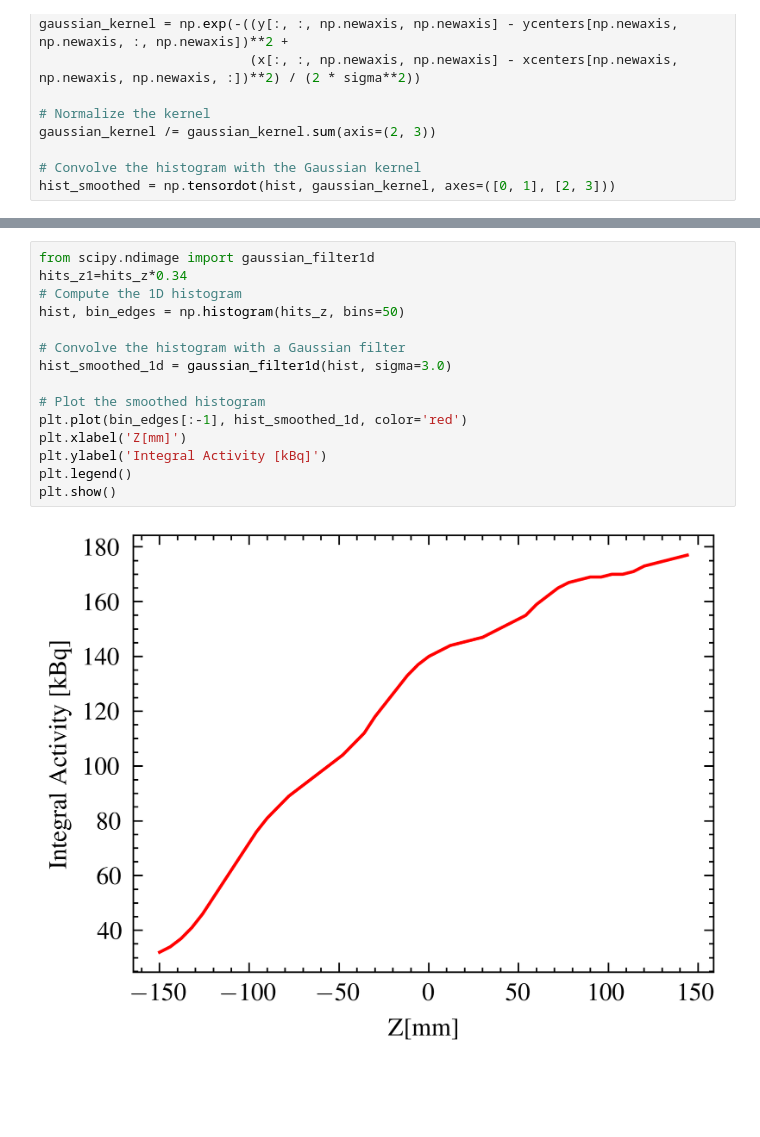
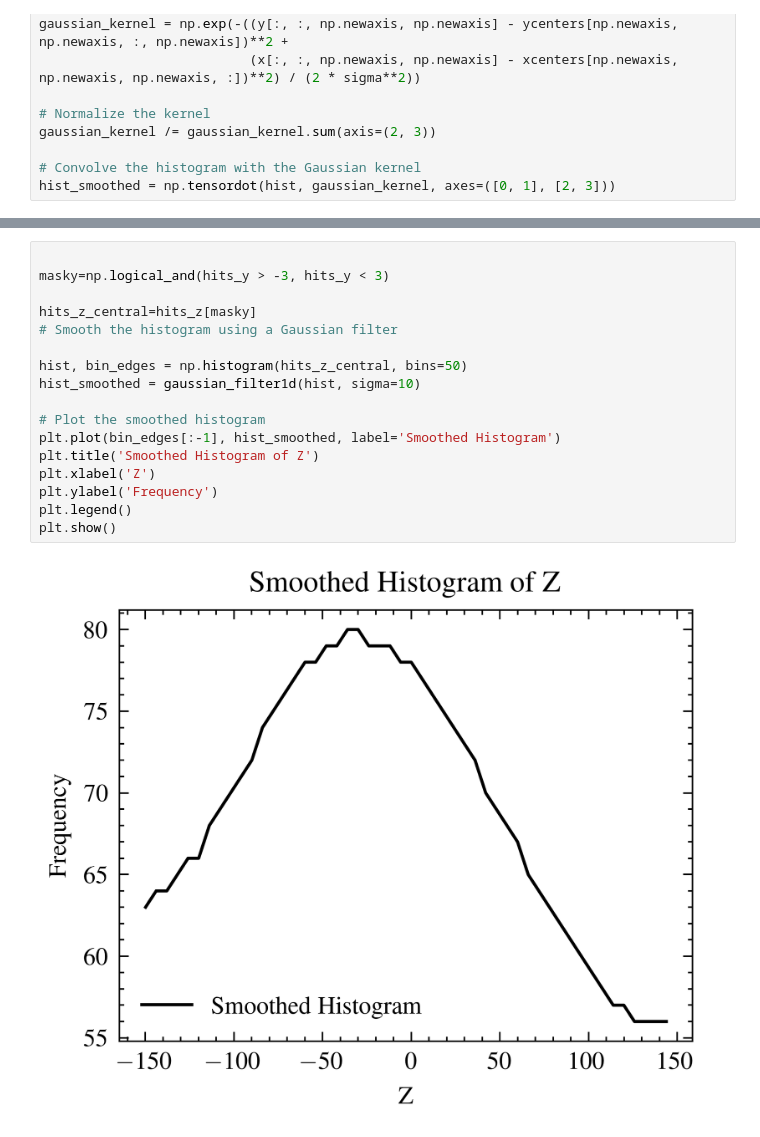
Before and after one commit to francescouni0/VHEE_monitor, a Jupyter notebook: Radionucl.ipynb, the cells around one changed output, grey strips where cells are left out. Drawn from its saved outputs; the diff is of its cells as text; blank space fills up the shorter version.

```diff
--- a/Radionucl.ipynb
+++ b/Radionucl.ipynb
@@ -149,17 +141,19 @@ plt.show()
 # %%
-from scipy.ndimage import gaussian_filter1d
-hits_z1=hits_z*0.34
-# Compute the 1D histogram
-hist, bin_edges = np.histogram(hits_z, bins=50)
 
-# Convolve the histogram with a Gaussian filter
-hist_smoothed_1d = gaussian_filter1d(hist, sigma=3.0)
+masky=np.logical_and(hits_y > -3, hits_y < 3)
+
+hits_z_central=hits_z[masky]
+# Smooth the histogram using a Gaussian filter
+
+hist, bin_edges = np.histogram(hits_z_central, bins=50)
+hist_smoothed = gaussian_filter1d(hist, sigma=10)
 
 # Plot the smoothed histogram
-plt.plot(bin_edges[:-1], hist_smoothed_1d, color='red')
-plt.xlabel('Z[mm]')
-plt.ylabel('Integral Activity [kBq]')
+plt.plot(bin_edges[:-1], hist_smoothed, label='Smoothed Histogram')
+plt.title('Smoothed Histogram of Z')
+plt.xlabel('Z')
+plt.ylabel('Frequency')
 plt.legend()
 plt.show()
 # %% [output]
-[figure, old version]
+[figure, new version]
```
Also changed, not shown: parts of 8 cells of this notebook, 2 other files.
